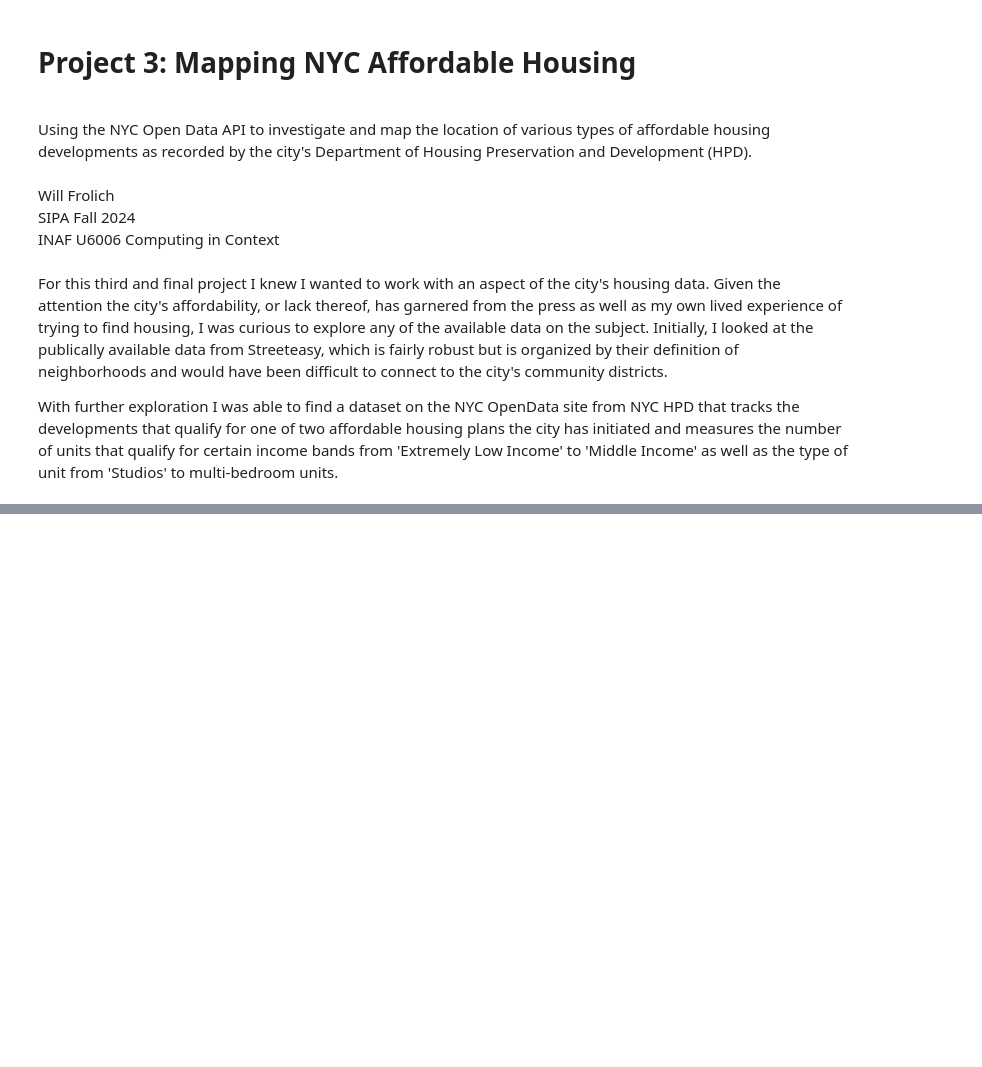
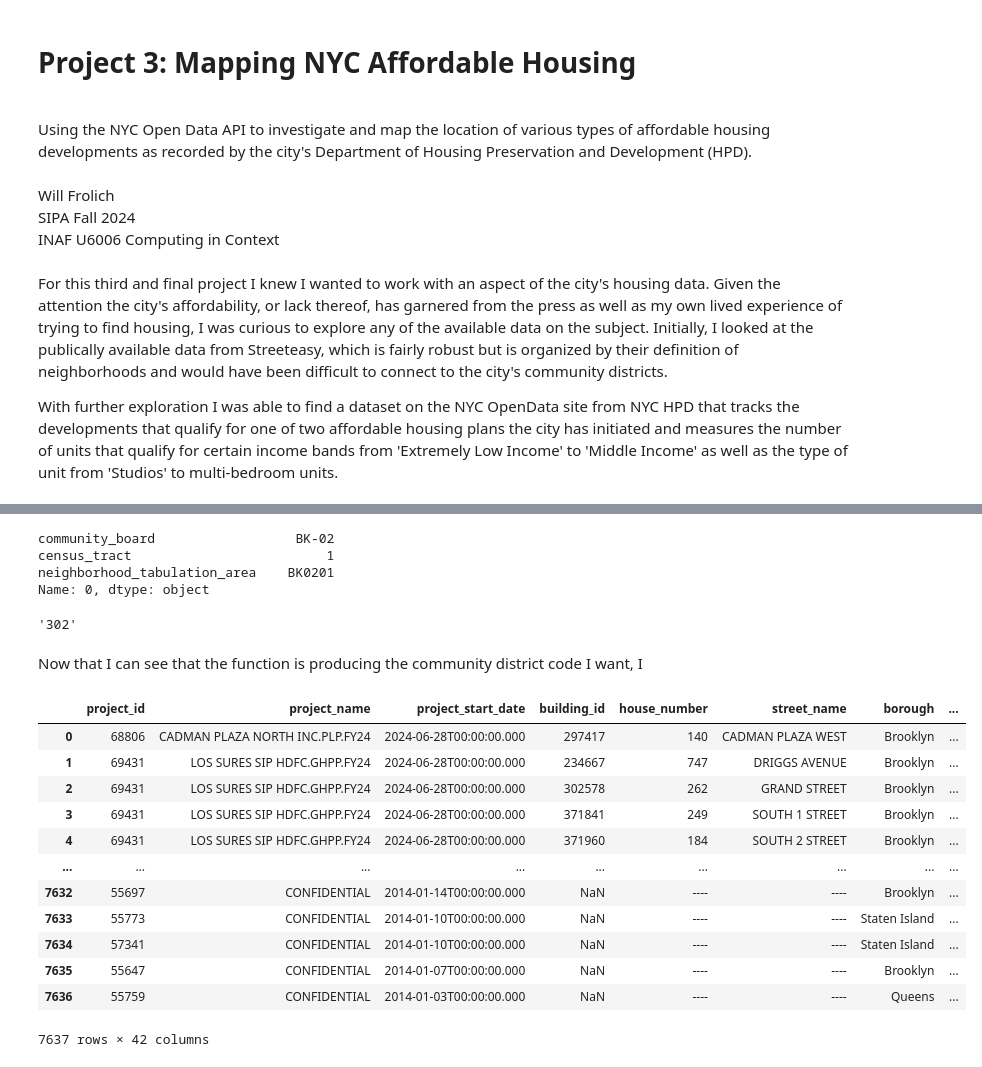
Before and after one commit to WFrolich/vs_code_computing-in-context, a Jupyter notebook: project_3.ipynb, the cells around one changed output, grey strips where cells are left out. Cells and saved outputs as stored; diff of their text form; code cells hidden in the pictures; blank space fills up the shorter version.

```diff
--- a/project_3.ipynb
+++ b/project_3.ipynb
@@ -26,0 +75,13 @@ pio.renderers.default = "vscode+jupyterlab+notebook_connected"
+# %%
+all_results = []
+offset=0
+while True:
+    client = Socrata("data.cityofnewyork.us", None)
+    results = client.get("hg8x-zxpr", limit=1000,offset=offset)
+    offset = offset + 1000
+    print(len(results),offset)
+    all_results.extend(results)
+    if len(results)<1000:
+        break
+all_results_df = pd.DataFrame.from_dict(all_results)
+all_results_df
@@ -26,0 +150,53 @@ pio.renderers.default = "vscode+jupyterlab+notebook_connected"
+# %%
+def recode_borocd_counts(row):
+    board = row["community_board"]
+
+    if board.startswith("U"):
+        return "Invalid BoroCD"
+
+    num = board[3:]
+
+    if "MN" in board:
+        return "1" + num
+    elif "BX" in board:
+        return "2" + num
+    elif "BK" in board:
+        return "3" + num
+    elif "QN" in board:
+        return "4" + num
+    elif "SI" in board:
+        return "5" + num
+    else:
+        return "Invalid BoroCD"
+# %%
+sample_row = geo_df.iloc[0]
+sample_row
+# %% [output]
+community_board                  BK-02
+census_tract                         1
+neighborhood_tabulation_area    BK0201
+Name: 0, dtype: object
+# %%
+recode_borocd_counts(sample_row)
+# %% [output]
+'302'
+# %% [markdown]
+Now that I can see that the function is producing the community district code I want, I
+# %%
+all_results_df['boro_code'] = all_results_df.apply(recode_borocd_counts, axis=1)
+# %%
+all_results_df
+# %% [output]
+|  | project_id | project_name | project_start_date | building_id | house_number | street_name | borough | ... |
+| 0 | 68806 | CADMAN PLAZA NORTH INC.PLP.FY24 | 2024-06-28T00:00:00.000 | 297417 | 140 | CADMAN PLAZA WEST | Brooklyn | ... |
+| 1 | 69431 | LOS SURES SIP HDFC.GHPP.FY24 | 2024-06-28T00:00:00.000 | 234667 | 747 | DRIGGS AVENUE | Brooklyn | ... |
+| 2 | 69431 | LOS SURES SIP HDFC.GHPP.FY24 | 2024-06-28T00:00:00.000 | 302578 | 262 | GRAND STREET | Brooklyn | ... |
+| 3 | 69431 | LOS SURES SIP HDFC.GHPP.FY24 | 2024-06-28T00:00:00.000 | 371841 | 249 | SOUTH 1 STREET | Brooklyn | ... |
+| 4 | 69431 | LOS SURES SIP HDFC.GHPP.FY24 | 2024-06-28T00:00:00.000 | 371960 | 184 | SOUTH 2 STREET | Brooklyn | ... |
+| ... | ... | ... | ... | ... | ... | ... | ... | ... |
+| 7632 | 55697 | CONFIDENTIAL | 2014-01-14T00:00:00.000 | NaN | ---- | ---- | Brooklyn | ... |
+| 7633 | 55773 | CONFIDENTIAL | 2014-01-10T00:00:00.000 | NaN | ---- | ---- | Staten Island | ... |
+| 7634 | 57341 | CONFIDENTIAL | 2014-01-10T00:00:00.000 | NaN | ---- | ---- | Staten Island | ... |
+| 7635 | 55647 | CONFIDENTIAL | 2014-01-07T00:00:00.000 | NaN | ---- | ---- | Brooklyn | ... |
+| 7636 | 55759 | CONFIDENTIAL | 2014-01-03T00:00:00.000 | NaN | ---- | ---- | Queens | ... |
+7637 rows × 42 columns
```
Also changed, not shown: parts of 14 cells of this notebook.
